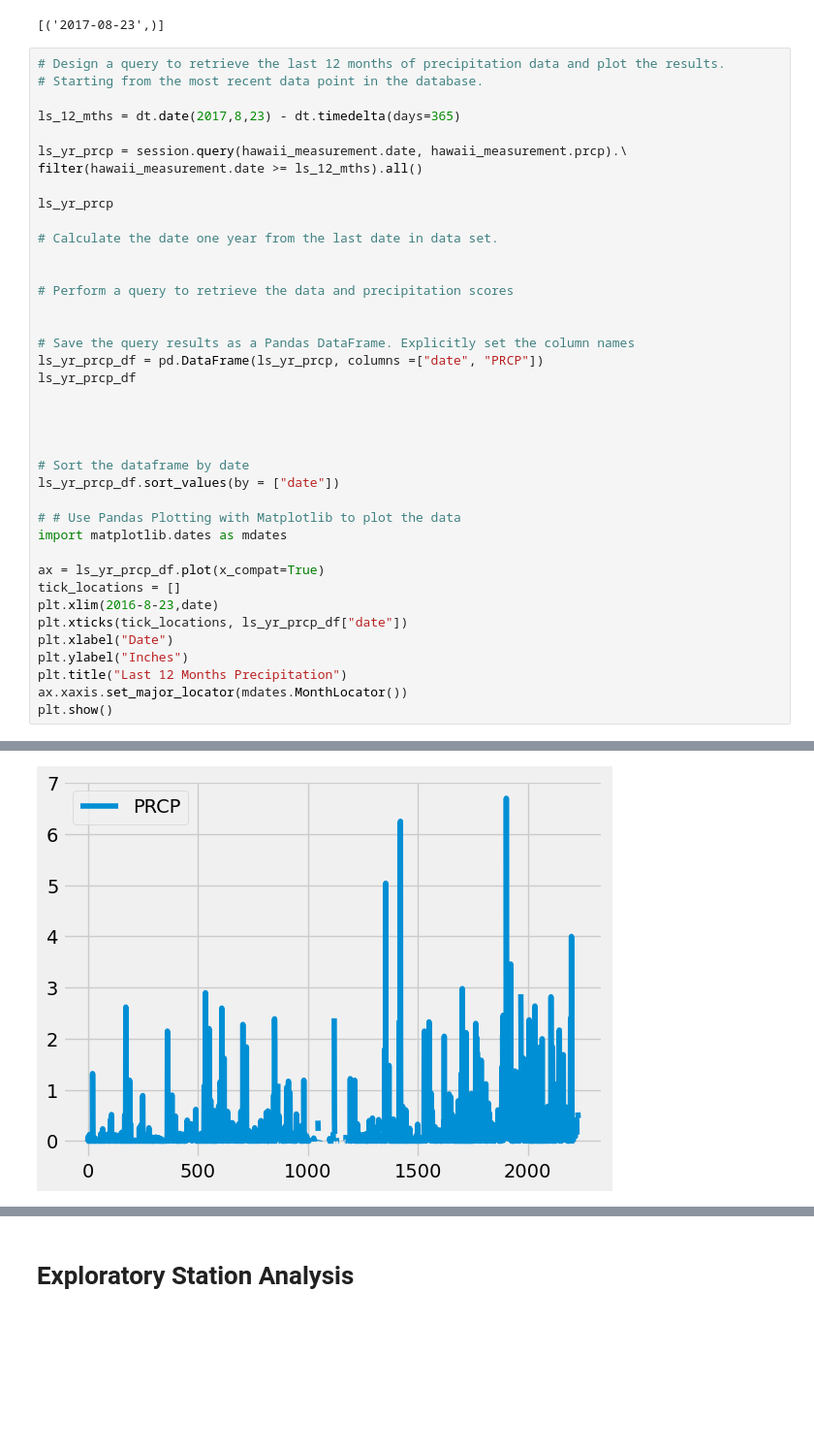
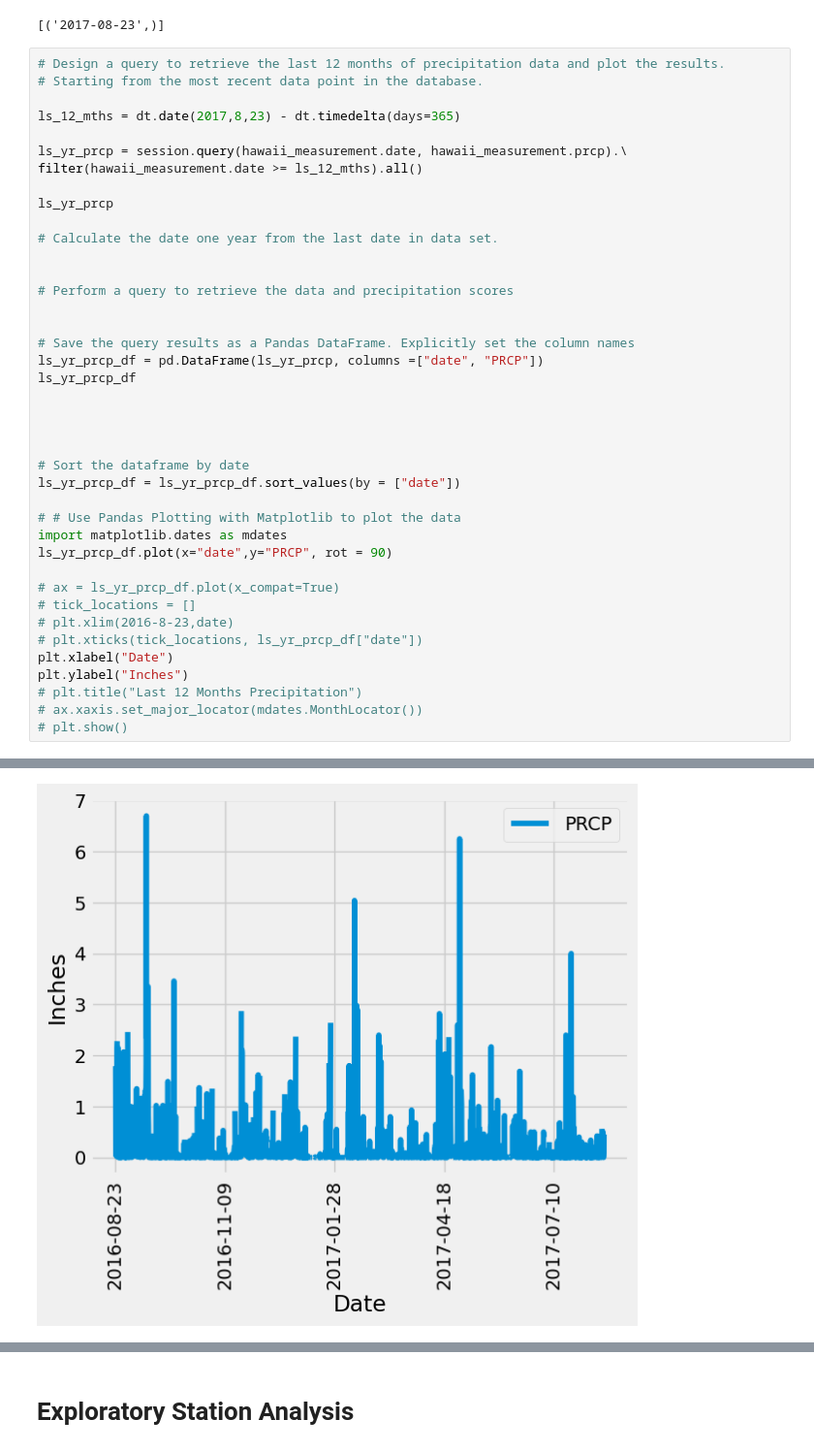
Before and after one commit to Tianyueli/sqlalchemy-challenge, a Jupyter notebook: SurfsUp/climate_starter.ipynb, the cells around one changed output, grey strips where cells are left out. Shown: that part at 97% size. Cells and saved outputs as stored; diff of their text form; blank space fills up the shorter version.

```diff
--- a/SurfsUp/climate_starter.ipynb
+++ b/SurfsUp/climate_starter.ipynb
@@ -76,18 +76,19 @@ ls_yr_prcp_df
 
 
 # Sort the dataframe by date
-ls_yr_prcp_df.sort_values(by = ["date"])
+ls_yr_prcp_df = ls_yr_prcp_df.sort_values(by = ["date"])
 
 # # Use Pandas Plotting with Matplotlib to plot the data
 import matplotlib.dates as mdates
+ls_yr_prcp_df.plot(x="date",y="PRCP", rot = 90)
 
-ax = ls_yr_prcp_df.plot(x_compat=True)
-tick_locations = []
-plt.xlim(2016-8-23,date)
-plt.xticks(tick_locations, ls_yr_prcp_df["date"])
+# ax = ls_yr_prcp_df.plot(x_compat=True)
+# tick_locations = []
+# plt.xlim(2016-8-23,date)
+# plt.xticks(tick_locations, ls_yr_prcp_df["date"])
 plt.xlabel("Date")
 plt.ylabel("Inches")
-plt.title("Last 12 Months Precipitation")
-ax.xaxis.set_major_locator(mdates.MonthLocator())
-plt.show()
+# plt.title("Last 12 Months Precipitation")
+# ax.xaxis.set_major_locator(mdates.MonthLocator())
+# plt.show()
 # %% [output]
@@ -95,3 +96,3 @@ NameError: name 'date' is not defined
-[figure, old version]
+[figure, new version]
 # %%
 # Use Pandas to calculate the summary statistics for the precipitation data
```
Also changed, not shown: parts of 6 cells of this notebook, 6 other files.
